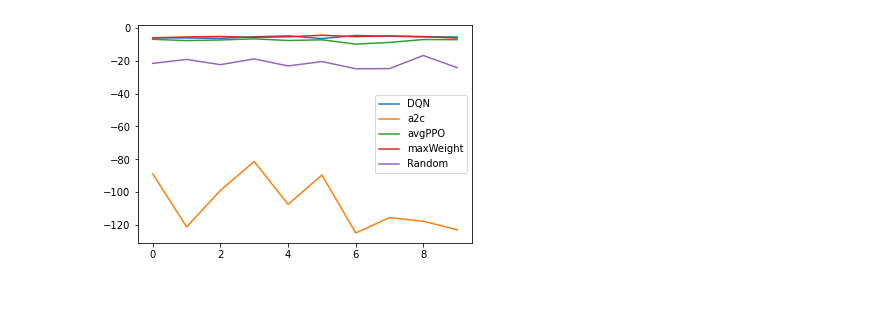
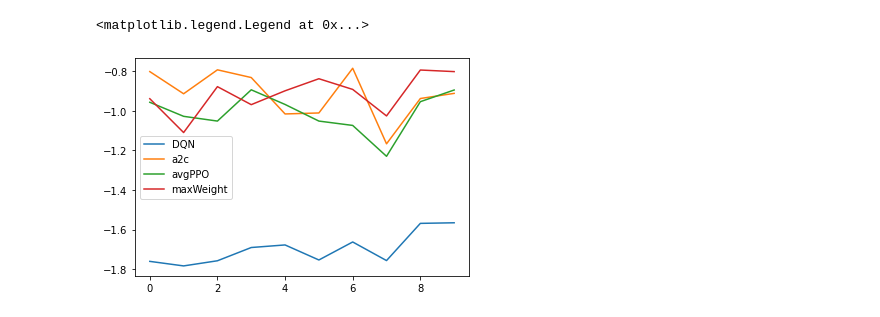
Before and after one commit to s2c/RLSwitchingNetworks, a Jupyter notebook: baselines_test.ipynb, the cells around one changed output. Drawn from its saved outputs; the diff is of its cells as text; code cells hidden in the pictures.

```diff
--- a/baselines_test.ipynb
+++ b/baselines_test.ipynb
@@ -106,8 +109,9 @@ for i in tqdm(range(0,tests)):
 # %%
 # maxWeight Environment
 n = 3 # nxn
+alpha=0.1
 end_t = 1000 # number of time steps to end an episode after
-env = RLSwitchEnv(n,end_t, lambdaMatrix = None)
+env = RLSwitchEnv(n,end_t, lambdaMatrix = None,rho=rho)
 # test settings
 
 tests = 10
@@ -118,7 +122,7 @@ maxWeightAgent = maxWeight(env)
 for i in tqdm(range(0,tests)):
     env.reset()
     for j in range(0,end_t):
-        action = maxWeightAgent.act()
+        action = maxWeightAgent.act(alpha)
         observation, reward, done, info = env.step(action)
         rewardsMaxWeight[i][j] = reward
         if done:
@@ -127,7 +131,7 @@ for i in tqdm(range(0,tests)):
 # a2c Environment
 n = 3 # nxn
 end_t = 1000 # number of time steps to end an episode after
-env = RLSwitchEnv(n,end_t, lambdaMatrix = None)
+env = RLSwitchEnv(n,end_t, lambdaMatrix = None,rho=rho)
 # test settings
 
 tests = 10
@@ -145,7 +149,7 @@ for i in tqdm(range(0,tests)):
 # dqn Environment
 n = 3 # nxn
 end_t = 1000 # number of time steps to end an episode after
-env = RLSwitchEnv(n,end_t, lambdaMatrix = None)
+env = RLSwitchEnv(n,end_t, lambdaMatrix = None,rho=rho)
 # test settings
 
 tests = 10
@@ -165,7 +169,7 @@ for i in tqdm(range(0,tests)):
 # ppo Environment
 n = 3 # nxn
 end_t = 1000 # number of time steps to end an episode after
-env = RLSwitchEnv(n,end_t, lambdaMatrix = None)
+env = RLSwitchEnv(n,end_t, lambdaMatrix = None,rho=rho)
 # test settings
 
 tests = 10
@@ -190,17 +194,18 @@ avgmaxWeight = np.average(rewardsMaxWeight,axis=1)
 # %%
 plt.plot(avgDQN)
 plt.plot(avga2c)
 plt.plot(avgPPO)
 plt.plot(avgmaxWeight)
-plt.plot(avgRandom)
+# plt.plot(avgRandom)
 plt.legend([
             "DQN"
             ,"a2c"
             ,"avgPPO"
             ,'maxWeight'
-            ,'Random'
+#             ,'Random'
            ]
           )
-plt.show()
+# plt.show()
 # %% [output]
+<matplotlib.legend.Legend at 0x...>
-[figure, old version]
+[figure, new version]
```
Also changed, not shown: parts of 9 cells of this notebook, 9 other files.
